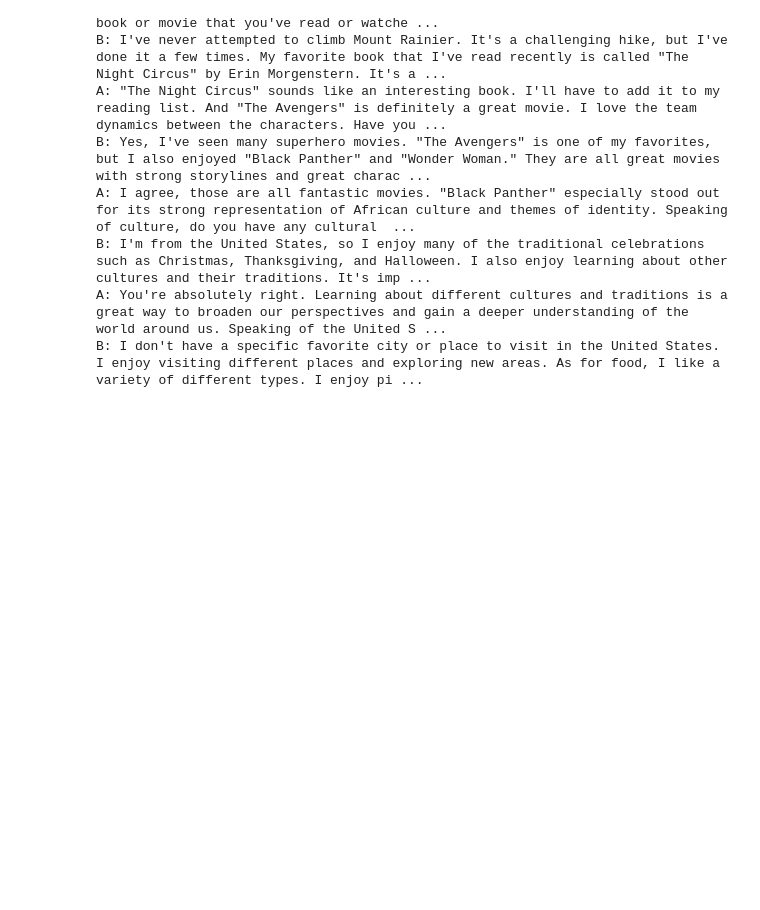
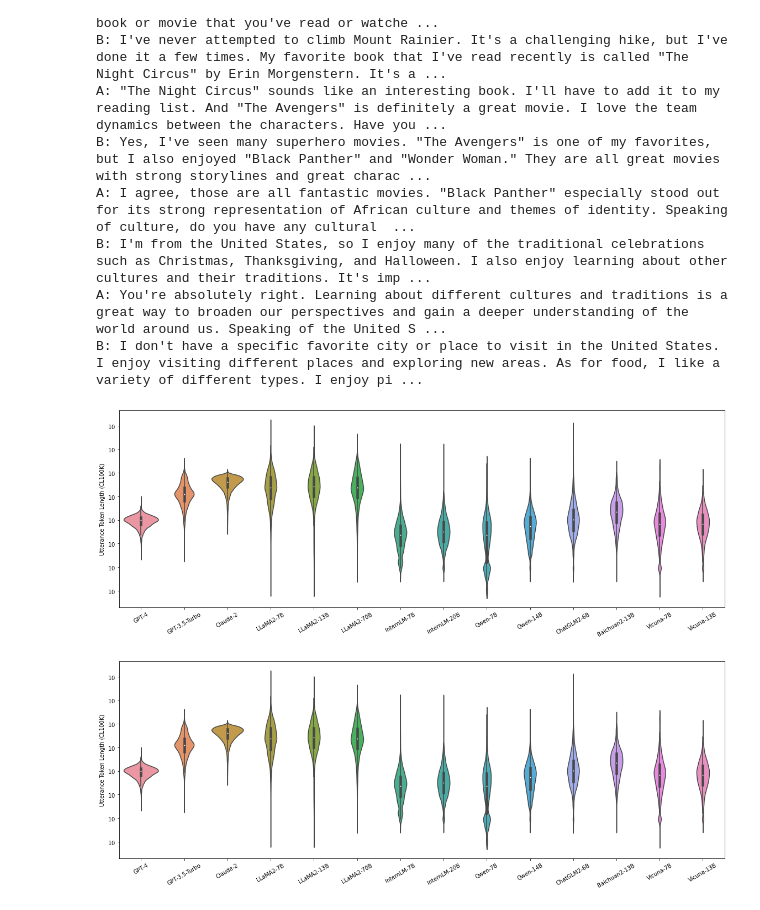
Before and after one commit to open-compass/BotChat, a Jupyter notebook: data/BrowseData.ipynb, the cells around one changed output. Drawn from its saved outputs; the diff is of its cells as text; code cells hidden in the pictures; blank space fills up the shorter version.

```diff
--- a/data/BrowseData.ipynb
+++ b/data/BrowseData.ipynb
@@ -104,3 +105,65 @@ A: I agree, those are all fantastic movies. "Black Panther" especially stood out
 B: I'm from the United States, so I enjoy many of the traditional celebrations such as Christmas, Thanksgiving, and Halloween. I also enjoy learning about other cultures and their traditions. It's imp ...
 A: You're absolutely right. Learning about different cultures and traditions is a great way to broaden our perspectives and gain a deeper understanding of the world around us. Speaking of the United S ...
 B: I don't have a specific favorite city or place to visit in the United States. I enjoy visiting different places and exploring new areas. As for food, I like a variety of different types. I enjoy pi ...
+# %%
+from tiktoken import encoding_for_model
+import matplotlib.pyplot as plt
+import numpy as np
+import pandas as pd
+import seaborn as sns
+enc = encoding_for_model('gpt-4-0613')
+
+def lt_stats(data):
+    models = list(data.keys())
+    models.remove('index')
+    models.remove('nround')
+    nq = len(data)
+    nm = len(models)
+    ndarr = np.zeros((nm, nq, 14), dtype=int)
+    for j in range(nq):
+        item = data.iloc[j]
+        for i, m in enumerate(models):
+            dlg = json.loads(item[m])
+            for k, words in enumerate(dlg[2:]):
+                ndarr[i, j, k] = len(enc.encode(words))
+    return models, ndarr
+
+def build_df(models, ndarr):
+    res = dict(model=[], length=[])
+    for i, m in enumerate(models):
+        for j in range(547):
+            for k in range(14):
+                res['model'].append(m)
+                res['length'].append(np.log10(max(ndarr[i][j][k], 1)))
+    return pd.DataFrame(res)
+
+data = load('MuTualTest-convs.tsv')
+
+models, ndarr = lt_stats(data)
+df = build_df(models, ndarr)
+
+fig, ax = plt.subplots(figsize=(16,6))
+
+sns.violinplot(x=df['model'], y=df['length'])
+
+params = {'mathtext.default': 'regular'}
+plt.rcParams.update(params)
+
+ax.set_xlabel('')
+
+labels = ax.get_xticklabels()
+model_names = [x.get_text() for x in labels]
+ax.set_xticklabels(model_names, rotation=30)
+
+ax.set_ylabel('Utterance Token Length (CL100K)')
+labels = ax.get_yticklabels()
+yticks = [x.get_text() for x in labels]
+yticks = [x[0] if '.0' in x else x for x in yticks]
+
+ax.set_yticklabels(['$10^{' + x + '}$' for x in yticks])
+
+fig.tight_layout()
+fig
+# %% [output]
+[figure, added]
+[figure, added]
```
Also changed, not shown: parts of 1 cell of this notebook, 5 other files.
